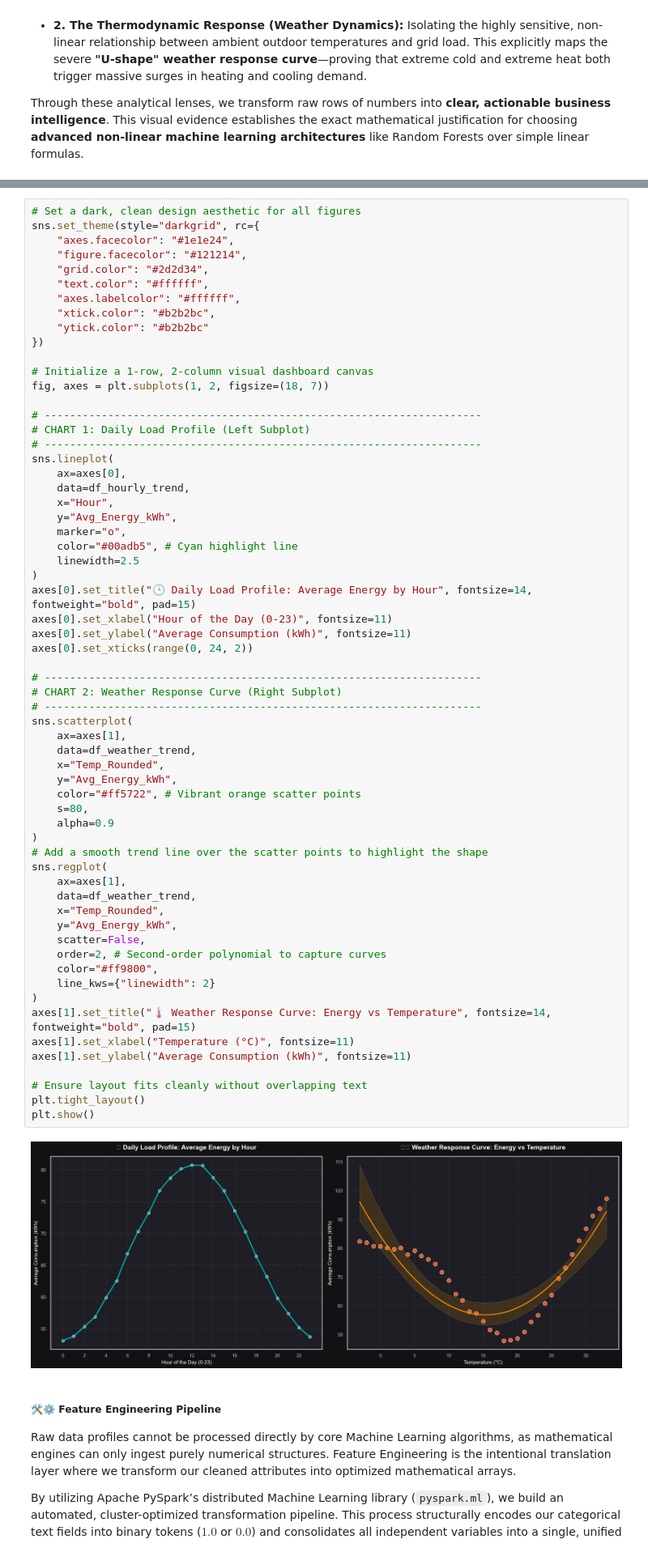
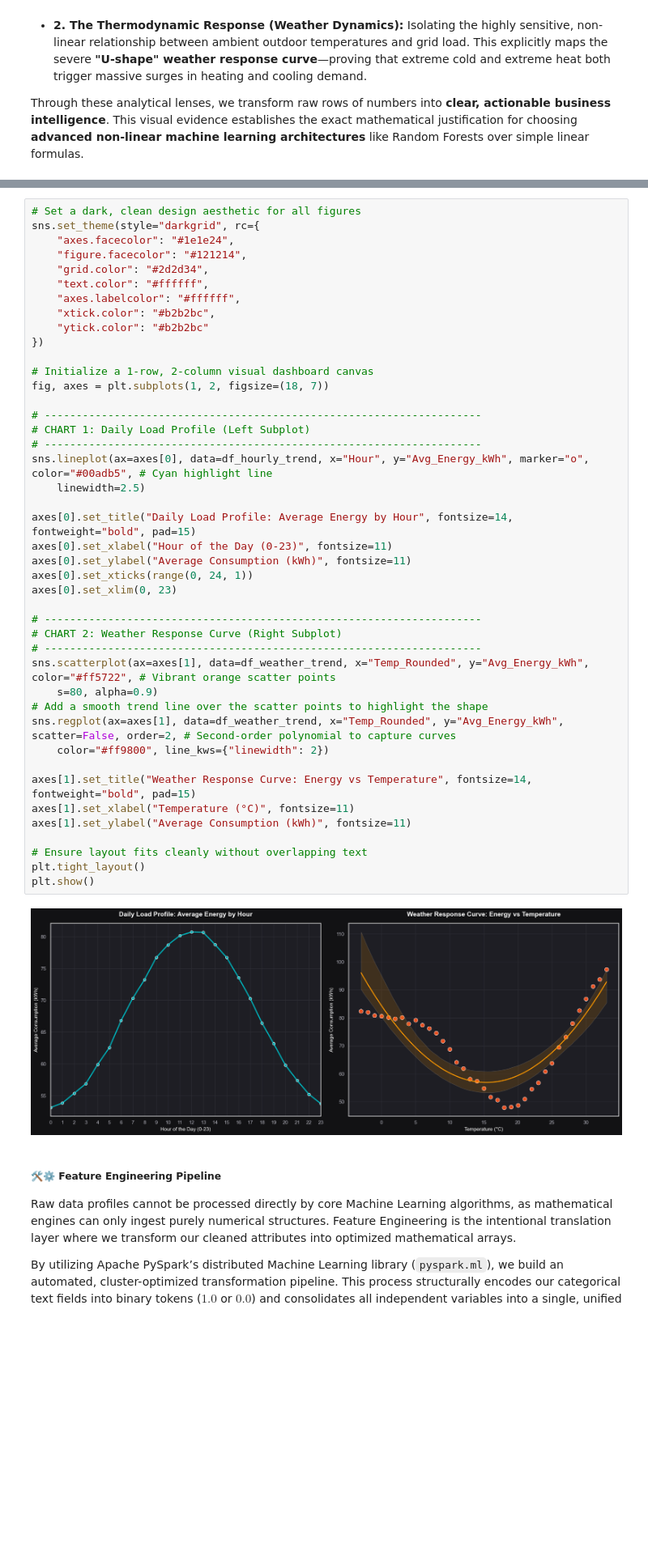
Before and after one commit to MaykInvest/Forecasting_Energy_Consumption, a Jupyter notebook: project.ipynb, the cells around one changed output, grey strips where cells are left out. Shown at 81% size. Saved outputs shown, nothing was run; the diff lists cells and outputs as text; blank space fills up the shorter version.

```diff
--- a/project.ipynb
+++ b/project.ipynb
@@ -410,65 +482,46 @@ Attempting non-optimization as 'spark.sql.execution.arrow.pyspark.fallback.enabl
 sns.set_theme(style="darkgrid", rc={
     "axes.facecolor": "#1e1e24",
     "figure.facecolor": "#121214",
     "grid.color": "#2d2d34",
     "text.color": "#ffffff",
     "axes.labelcolor": "#ffffff",
     "xtick.color": "#b2b2bc",
     "ytick.color": "#b2b2bc"
 })
 
 # Initialize a 1-row, 2-column visual dashboard canvas
 fig, axes = plt.subplots(1, 2, figsize=(18, 7))
 
 # ---------------------------------------------------------------------
 # CHART 1: Daily Load Profile (Left Subplot)
 # ---------------------------------------------------------------------
-sns.lineplot(
-    ax=axes[0],
-    data=df_hourly_trend,
-    x="Hour",
-    y="Avg_Energy_kWh",
-    marker="o",
-    color="#00adb5", # Cyan highlight line
-    linewidth=2.5
-)
-axes[0].set_title("🕒 Daily Load Profile: Average Energy by Hour", fontsize=14, fontweight="bold", pad=15)
+sns.lineplot(ax=axes[0], data=df_hourly_trend, x="Hour", y="Avg_Energy_kWh", marker="o", color="#00adb5", # Cyan highlight line
+    linewidth=2.5)
+
+axes[0].set_title("Daily Load Profile: Average Energy by Hour", fontsize=14, fontweight="bold", pad=15)
 axes[0].set_xlabel("Hour of the Day (0-23)", fontsize=11)
 axes[0].set_ylabel("Average Consumption (kWh)", fontsize=11)
-axes[0].set_xticks(range(0, 24, 2))
+axes[0].set_xticks(range(0, 24, 1))
+axes[0].set_xlim(0, 23)
 
 # ---------------------------------------------------------------------
 # CHART 2: Weather Response Curve (Right Subplot)
 # ---------------------------------------------------------------------
-sns.scatterplot(
-    ax=axes[1],
-    data=df_weather_trend,
-    x="Temp_Rounded",
-    y="Avg_Energy_kWh",
-    color="#ff5722", # Vibrant orange scatter points
-    s=80,
-    alpha=0.9
-)
+sns.scatterplot(ax=axes[1], data=df_weather_trend, x="Temp_Rounded", y="Avg_Energy_kWh", color="#ff5722", # Vibrant orange scatter points
+    s=80, alpha=0.9)
 # Add a smooth trend line over the scatter points to highlight the shape
-sns.regplot(
-    ax=axes[1],
-    data=df_weather_trend,
-    x="Temp_Rounded",
-    y="Avg_Energy_kWh",
-    scatter=False,
-    order=2, # Second-order polynomial to capture curves
-    color="#ff9800",
-    line_kws={"linewidth": 2}
-)
-axes[1].set_title("🌡️ Weather Response Curve: Energy vs Temperature", fontsize=14, fontweight="bold", pad=15)
+sns.regplot(ax=axes[1], data=df_weather_trend, x="Temp_Rounded", y="Avg_Energy_kWh", scatter=False, order=2, # Second-order polynomial to capture curves
+    color="#ff9800", line_kws={"linewidth": 2})
+
+axes[1].set_title("Weather Response Curve: Energy vs Temperature", fontsize=14, fontweight="bold", pad=15)
 axes[1].set_xlabel("Temperature (°C)", fontsize=11)
 axes[1].set_ylabel("Average Consumption (kWh)", fontsize=11)
 
 # Ensure layout fits cleanly without overlapping text
 plt.tight_layout()
 plt.show()
 # %% [output]
-[figure, old version]
+[figure, new version]
 # %% [markdown]
 ##### 🛠️⚙️ Feature Engineering Pipeline
 
```
Also changed, not shown: parts of 10 cells of this notebook.
